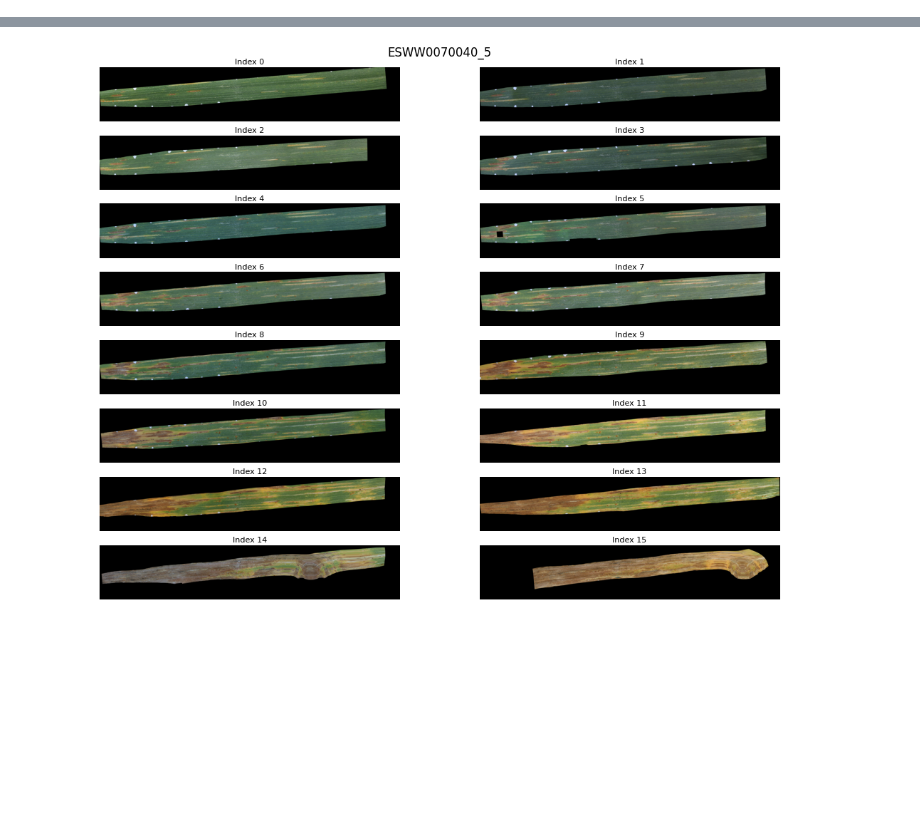
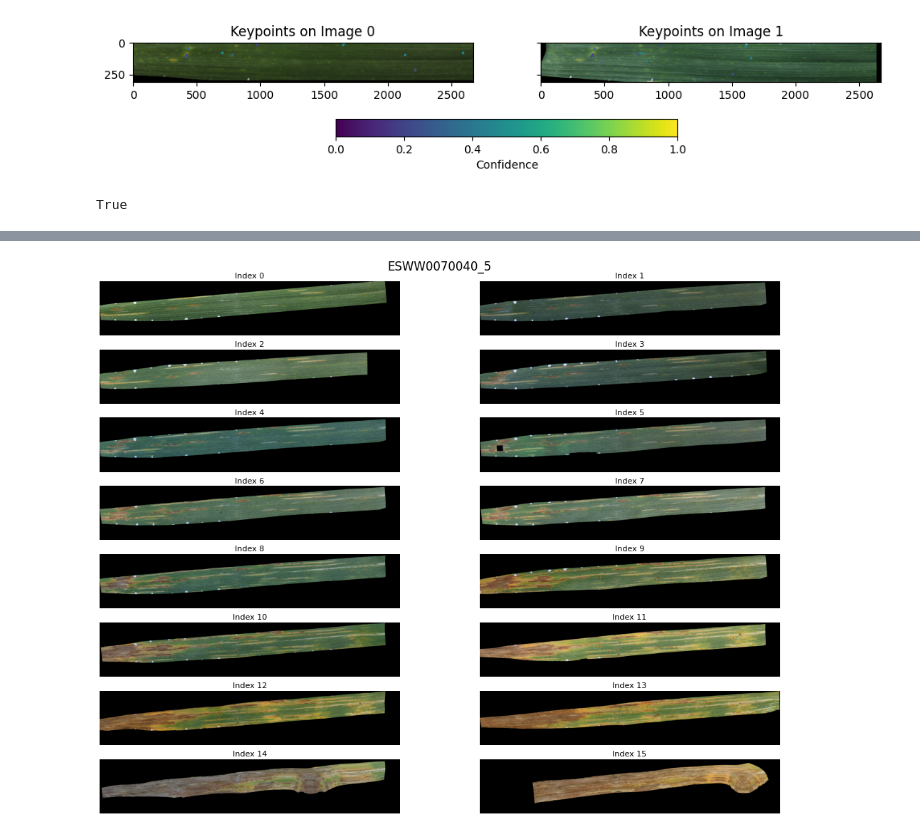
Before and after one commit to eboesch/LeafAlignment, a Jupyter notebook: series_reg_eval.ipynb, the cells around one changed output, grey strips where cells are left out. Drawn from its saved outputs; the diff is of its cells as text; code cells hidden in the pictures; blank space fills up the shorter version.

```diff
--- a/series_reg_eval.ipynb
+++ b/series_reg_eval.ipynb
@@ -28,3 +28,9 @@ leaf_uids = [
     name for name in os.listdir(uid_dir)
     if os.path.isdir(os.path.join(uid_dir, name))
 ]
+# %%
+# fetch list of test leaf uids
+with open("test_set.txt", "r") as f:
+    test_set = [line.strip() for line in f]
+
+too_short = ['ESWW0070044_1', 'ESWW0070158_2', 'ESWW0090060_5', 'ESWW0090118_10', 'ESWW0090118_4', 'ESWW0090118_8', 'ESWW0090118_9', 'ESWW0090129_3', 'ESWW0090129_7', 'ESWW0090220_3']
@@ -31,11 +39,14 @@ leaf_uids = [
 # %%
 import random
-sample = random.sample(leaf_uids, 100)
+sample = random.sample(unused, 9)
+for s in sample:
+    print(s)
+# print(sample)
 
 count_1 = sum(1 for x in sample if x.startswith("ESWW007"))
 count_2 = sum(1 for x in sample if x.startswith("ESWW009"))
 print(count_1, count_2)
 
-with open("test_set.txt", "w") as f:
-    f.write("\n".join(map(str, sample)))
+# with open("test_set.txt", "w") as f:
+#     f.write("\n".join(map(str, sample)))
 # %% [output]
@@ -253,0 +251,3 @@ leaf.images[0]
+# %%
+from registration import register_single_image
+out = register_single_image(img_fixed, img_moving, mask_fixed, mask_moving, smoothing=100, return_tps=False, plot_loftr_matches=False, warp_consistency=config['warp_consistency'], match_filtering=config['match_filtering'], verbose=True)
@@ -253,0 +272,10 @@ leaf.images[0]
+# %%
+from plotting import plot_match_coverage
+_=plot_match_coverage(img_fixed, out['mkpts0'], img_moving, out['mkpts1'], out['confidence'])
+# %% [output]
+[figure, added]
+# %%
+from utils import check_orientation
+check_orientation(out['mkpts0'], out['mkpts1'])
+# %% [output]
+True
```
Also changed, not shown: parts of 9 cells of this notebook, 3 other files.
